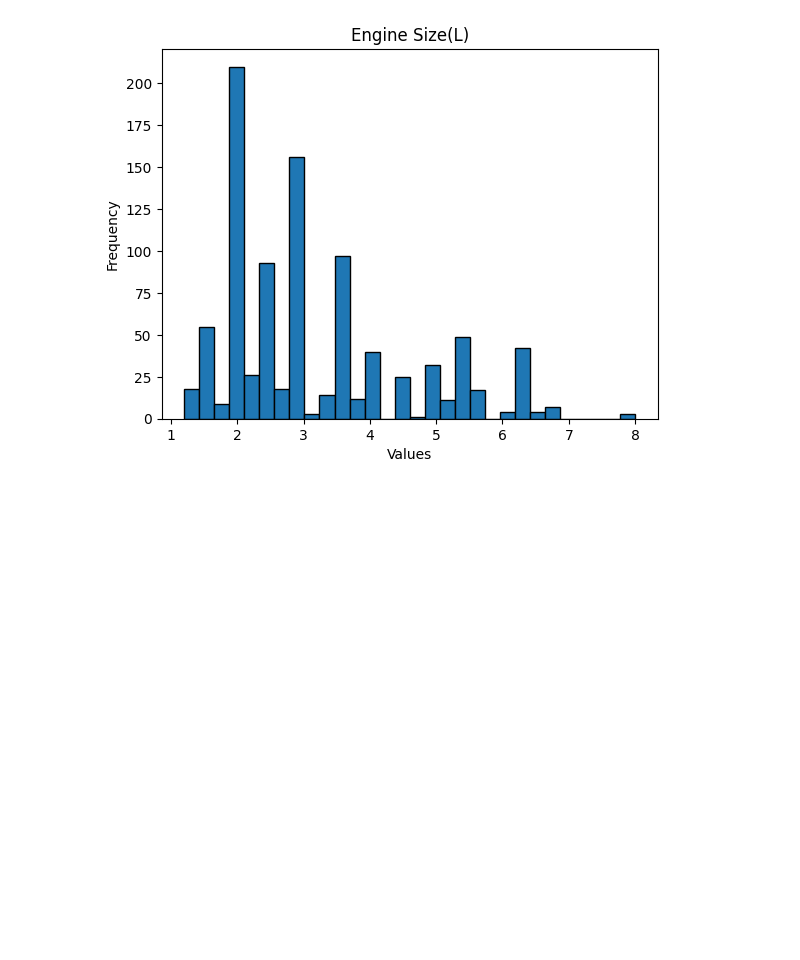
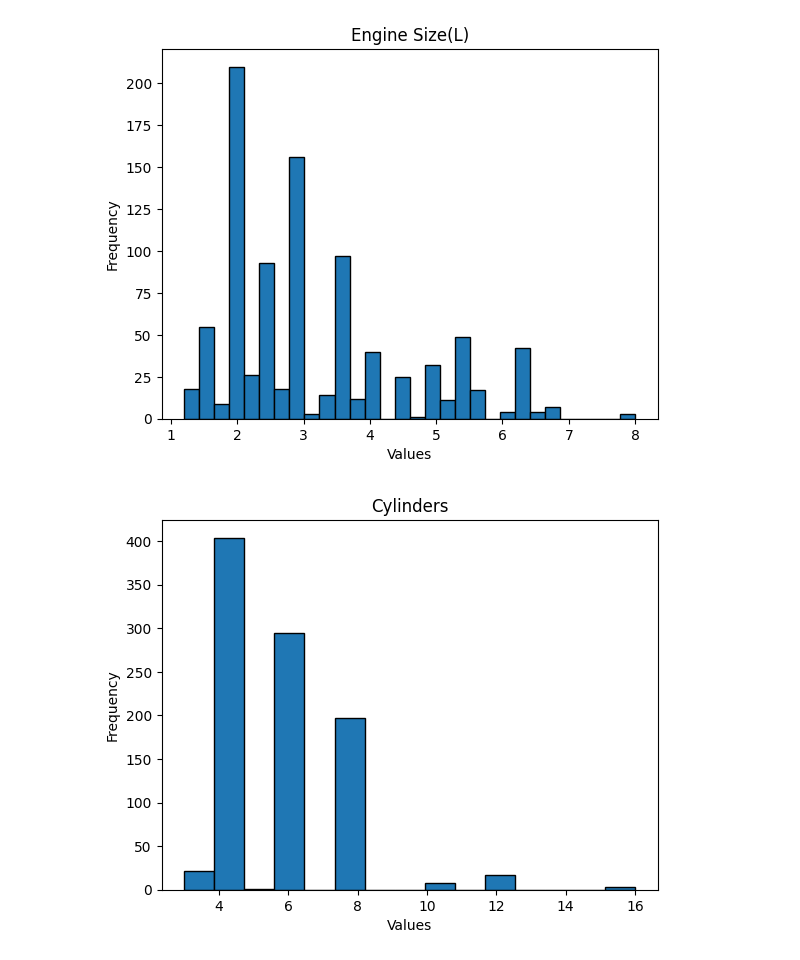
Before and after one commit to SasikaAththanayaka/Linear_Regression_-SLR-_on_Carbondioxide_emission_of_vehicles, a Jupyter notebook: co2_emission_eda.ipynb, the cells around one changed output. Drawn from its saved outputs; the diff is of its cells as text; code cells hidden in the pictures; blank space fills up the shorter version.

```diff
--- a/co2_emission_eda.ipynb
+++ b/co2_emission_eda.ipynb
@@ -83,6 +83,9 @@ CO2 Emissions(g/km)                  242
 CO2 Rating                            10
 Smog Rating                            5
 dtype: int64
+# %%
+# Remove null values
+co2_emission = co2_emission.dropna()
 # %%
 # count the value of each varible
 co2_emission["Model Year"].value_counts()
@@ -222,3 +225,14 @@ plt.ylabel('Frequency')
 plt.show()
 # %% [output]
 [figure]
+# %%
+# Plotting the histogram for Co2 Rating
+plt.hist(co2_emission["Cylinders"], bins=15, edgecolor='black')
+plt.title('Cylinders')
+plt.xlabel('Values')
+plt.ylabel('Frequency')
+
+# Display the plot
+plt.show()
+# %% [output]
+[figure, added]
```
Also changed, not shown: parts of 16 cells of this notebook.
